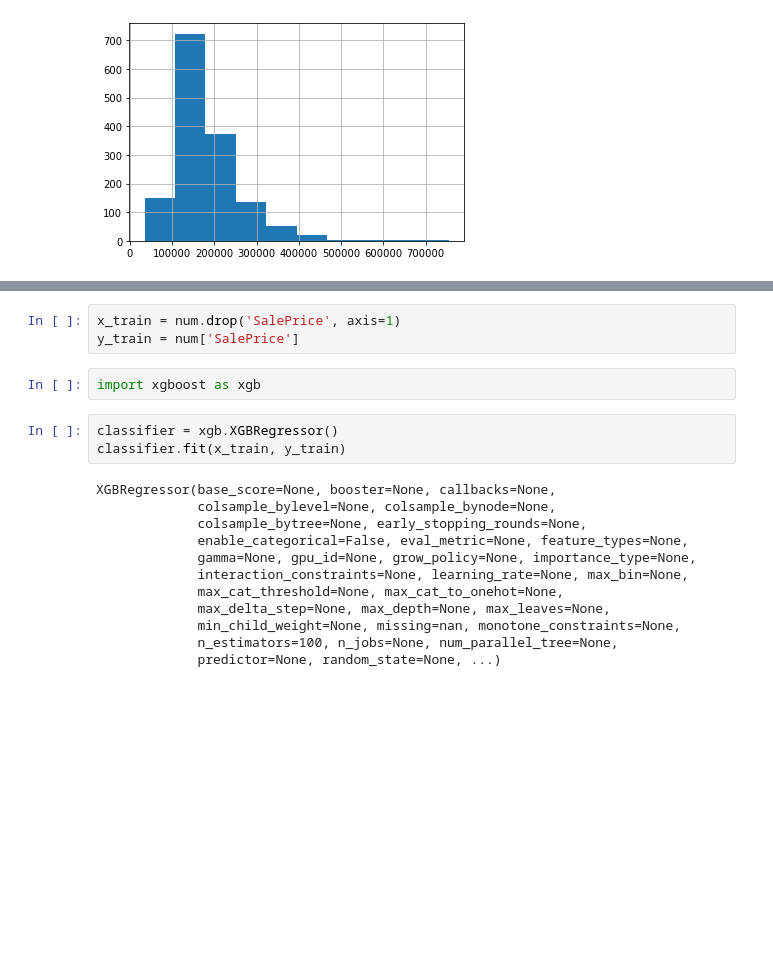
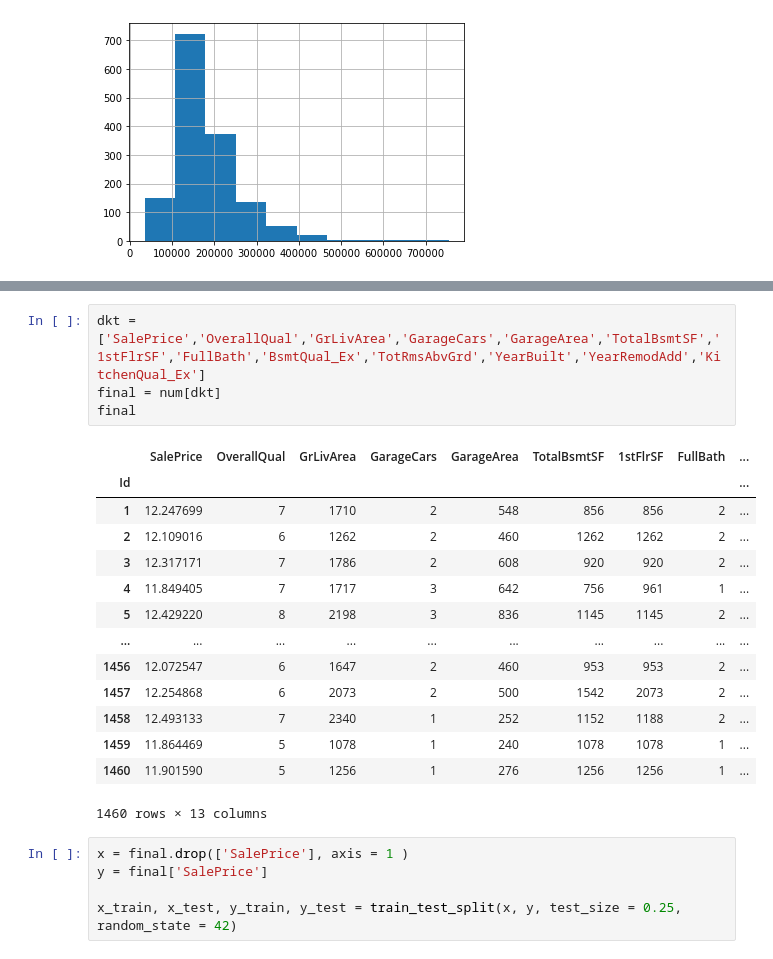
Before and after one commit to adamhadip/Competition_Kaggle, a Jupyter notebook: rafi.ipynb, the cells around one changed output, grey strips where cells are left out. Saved outputs shown, nothing was run; the diff lists cells and outputs as text; blank space fills up the shorter version.

```diff
--- a/rafi.ipynb
+++ b/rafi.ipynb
@@ -162,20 +206,24 @@ sns.heatmap(cm,xticklabels=colom.values,yticklabels=colom.values,linewidths=0.01
-# %%
-x_train = num.drop('SalePrice', axis=1)
-y_train = num['SalePrice']
-# %%
-import xgboost as xgb
-# %%
-classifier = xgb.XGBRegressor()
-classifier.fit(x_train, y_train)
-# %% [output]
-XGBRegressor(base_score=None, booster=None, callbacks=None,
-             colsample_bylevel=None, colsample_bynode=None,
-             colsample_bytree=None, early_stopping_rounds=None,
-             enable_categorical=False, eval_metric=None, feature_types=None,
-             gamma=None, gpu_id=None, grow_policy=None, importance_type=None,
-             interaction_constraints=None, learning_rate=None, max_bin=None,
-             max_cat_threshold=None, max_cat_to_onehot=None,
-             max_delta_step=None, max_depth=None, max_leaves=None,
-             min_child_weight=None, missing=nan, monotone_constraints=None,
-             n_estimators=100, n_jobs=None, num_parallel_tree=None,
-             predictor=None, random_state=None, ...)
+# %%
+dkt = ['SalePrice','OverallQual','GrLivArea','GarageCars','GarageArea','TotalBsmtSF','1stFlrSF','FullBath','BsmtQual_Ex','TotRmsAbvGrd','YearBuilt','YearRemodAdd','KitchenQual_Ex']
+final = num[dkt]
+final
+# %% [output]
+|  | SalePrice | OverallQual | GrLivArea | GarageCars | GarageArea | TotalBsmtSF | 1stFlrSF | FullBath | ... |
+| Id |  |  |  |  |  |  |  |  | ... |
+| 1 | 12.247699 | 7 | 1710 | 2 | 548 | 856 | 856 | 2 | ... |
+| 2 | 12.109016 | 6 | 1262 | 2 | 460 | 1262 | 1262 | 2 | ... |
+| 3 | 12.317171 | 7 | 1786 | 2 | 608 | 920 | 920 | 2 | ... |
+| 4 | 11.849405 | 7 | 1717 | 3 | 642 | 756 | 961 | 1 | ... |
+| 5 | 12.429220 | 8 | 2198 | 3 | 836 | 1145 | 1145 | 2 | ... |
+| ... | ... | ... | ... | ... | ... | ... | ... | ... | ... |
+| 1456 | 12.072547 | 6 | 1647 | 2 | 460 | 953 | 953 | 2 | ... |
+| 1457 | 12.254868 | 6 | 2073 | 2 | 500 | 1542 | 2073 | 2 | ... |
+| 1458 | 12.493133 | 7 | 2340 | 1 | 252 | 1152 | 1188 | 2 | ... |
+| 1459 | 11.864469 | 5 | 1078 | 1 | 240 | 1078 | 1078 | 1 | ... |
+| 1460 | 11.901590 | 5 | 1256 | 1 | 276 | 1256 | 1256 | 1 | ... |
+1460 rows × 13 columns
+# %%
+x = final.drop(['SalePrice'], axis = 1 )
+y = final['SalePrice']
+
+x_train, x_test, y_train, y_test = train_test_split(x, y, test_size = 0.25, random_state = 42)
```
Also changed, not shown: parts of 10 cells of this notebook.
